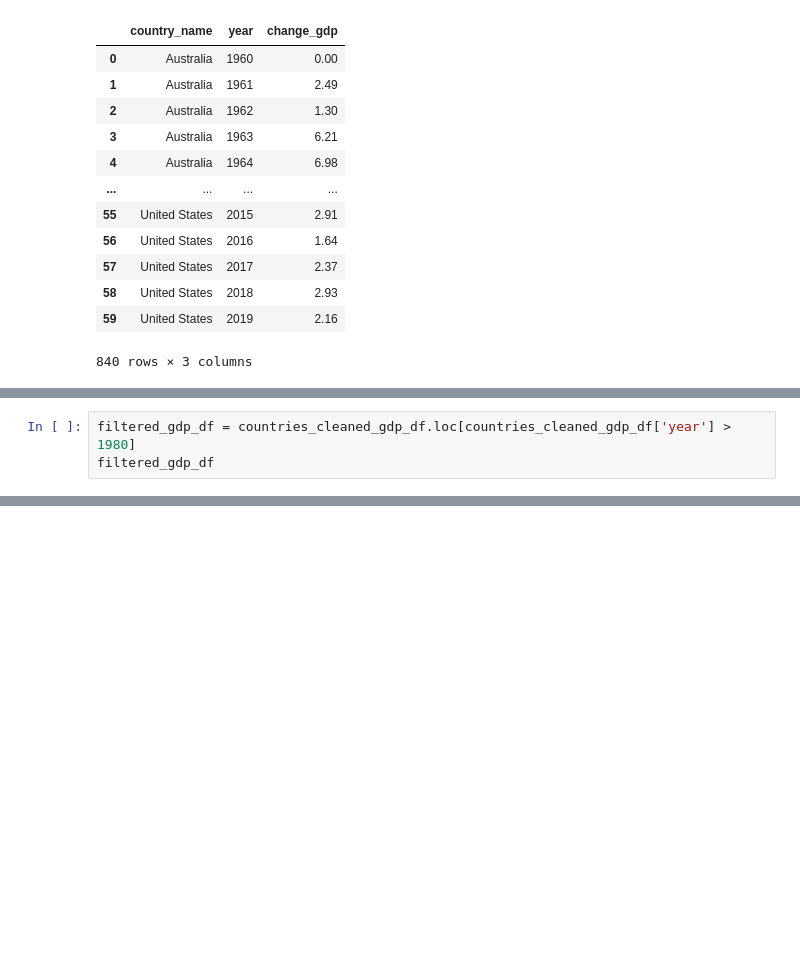
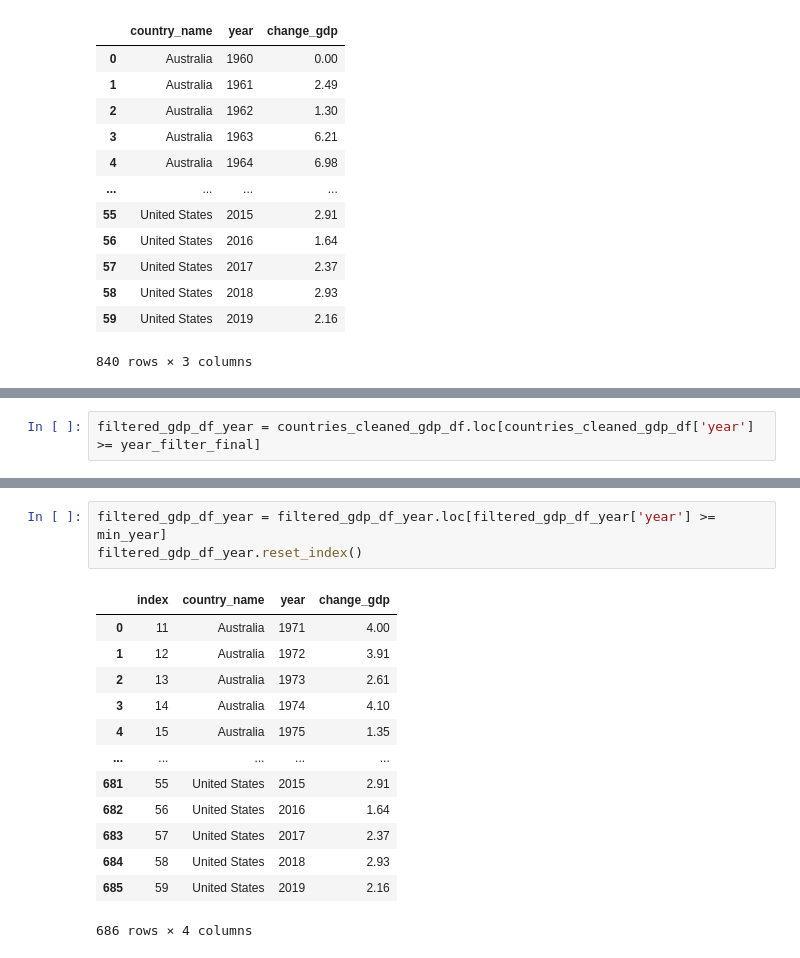
Before and after one commit to ryhigashi/ETL-Project, a Jupyter notebook: ETL-project-robert.ipynb, the cells around one changed output, grey strips where cells are left out. Cells and saved outputs as stored; diff of their text form; blank space fills up the shorter version.

```diff
--- a/ETL-project-robert.ipynb
+++ b/ETL-project-robert.ipynb
@@ -142,3 +138,2 @@ filtered_median_df
 # %%
-filtered_gdp_df = countries_cleaned_gdp_df.loc[countries_cleaned_gdp_df['year'] > 1980]
-filtered_gdp_df
+filtered_gdp_df_year = countries_cleaned_gdp_df.loc[countries_cleaned_gdp_df['year'] >= year_filter_final]
@@ -158,0 +203,17 @@ filtered_gdp_df
+# %%
+filtered_gdp_df_year = filtered_gdp_df_year.loc[filtered_gdp_df_year['year'] >= min_year]
+filtered_gdp_df_year.reset_index()
+# %% [output]
+|  | index | country_name | year | change_gdp |
+| 0 | 11 | Australia | 1971 | 4.00 |
+| 1 | 12 | Australia | 1972 | 3.91 |
+| 2 | 13 | Australia | 1973 | 2.61 |
+| 3 | 14 | Australia | 1974 | 4.10 |
+| 4 | 15 | Australia | 1975 | 1.35 |
+| ... | ... | ... | ... | ... |
+| 681 | 55 | United States | 2015 | 2.91 |
+| 682 | 56 | United States | 2016 | 1.64 |
+| 683 | 57 | United States | 2017 | 2.37 |
+| 684 | 58 | United States | 2018 | 2.93 |
+| 685 | 59 | United States | 2019 | 2.16 |
+686 rows × 4 columns
```
Also changed, not shown: parts of 21 cells of this notebook.
